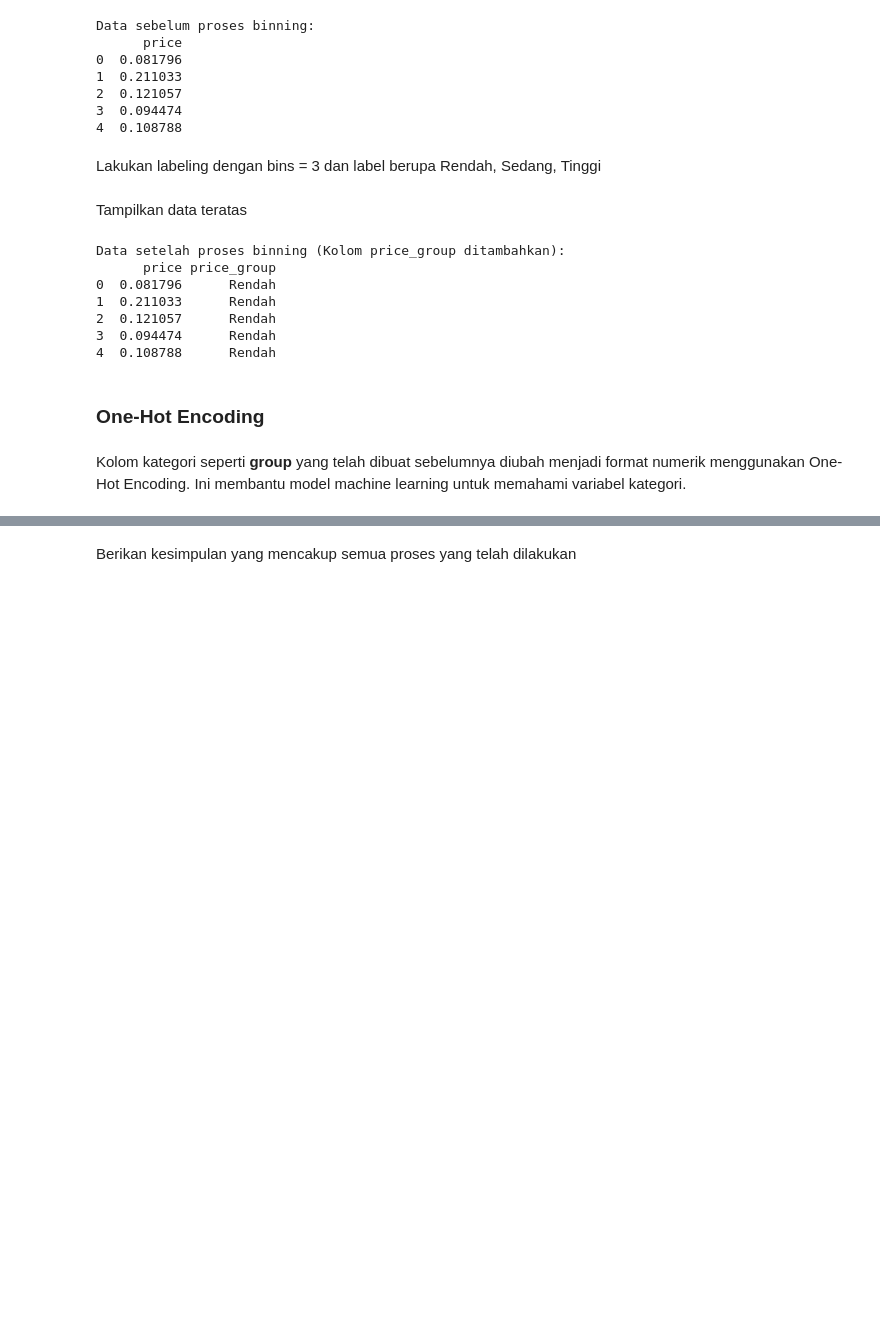
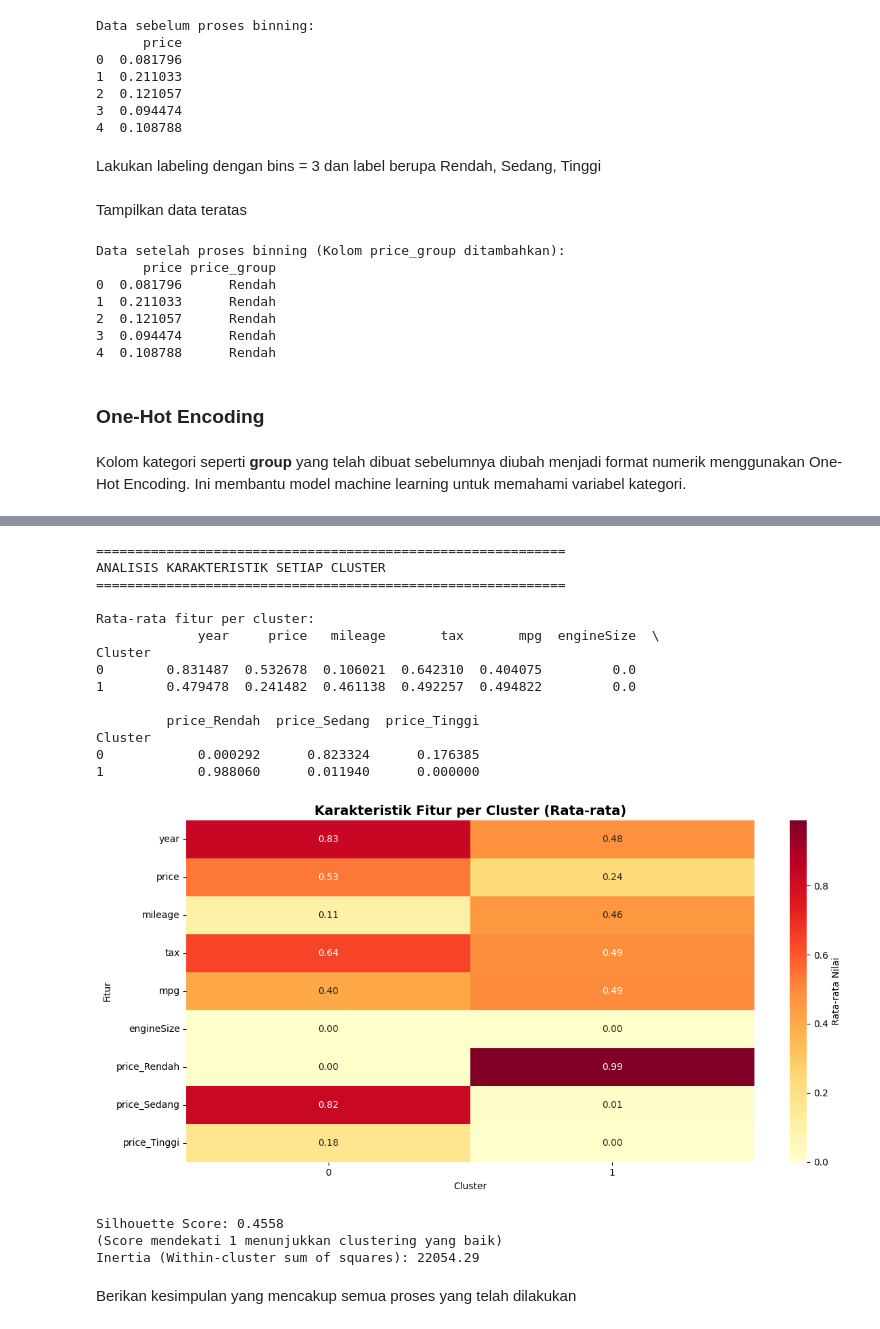
Before and after one commit to drcadis/TUBES-DATA-MINING, a Jupyter notebook: TUBES DATMIN - Part 1 (fixed).ipynb, the cells around one changed output, grey strips where cells are left out. Drawn from its saved outputs; the diff is of its cells as text; code cells hidden in the pictures; blank space fills up the shorter version.

```diff
--- a/TUBES DATMIN - Part 1 (fixed).ipynb
+++ b/TUBES DATMIN - Part 1 (fixed).ipynb
@@ -727,2 +807,54 @@ NameError: name 'df' is not defined
+# %%
+# Analisis Karakteristik Cluster
+print("\n" + "=" * 60)
+print("ANALISIS KARAKTERISTIK SETIAP CLUSTER")
+print("=" * 60)
+
+# Ambil kolom numerik untuk analisis
+numeric_cols = df.select_dtypes(include=['int64', 'float64']).columns.tolist()
+if 'Cluster' in numeric_cols:
+    numeric_cols.remove('Cluster')
+
+# Tampilkan mean dari setiap feature di setiap cluster
+print("\nRata-rata fitur per cluster:")
+cluster_means = df.groupby('Cluster')[numeric_cols].mean()
+print(cluster_means)
+
+# Visualisasi karakteristik cluster dengan heatmap
+plt.figure(figsize=(12, 6))
+sns.heatmap(cluster_means.T, annot=True, fmt='.2f', cmap='YlOrRd', cbar_kws={'label': 'Rata-rata Nilai'})
+plt.title('Karakteristik Fitur per Cluster (Rata-rata)', fontsize=14, fontweight='bold')
+plt.xlabel('Cluster')
+plt.ylabel('Fitur')
+plt.tight_layout()
+plt.show()
+
+# Silhouette Score untuk evaluasi kualitas clustering
+from sklearn.metrics import silhouette_score
+silhouette_avg = silhouette_score(df_scaled, clusters)
+print(f"\nSilhouette Score: {silhouette_avg:.4f}")
+print("(Score mendekati 1 menunjukkan clustering yang baik)")
+
+# Inertia (sum of squared distances)
+print(f"Inertia (Within-cluster sum of squares): {kmeans.inertia_:.2f}")
+# %% [output]
+============================================================
+ANALISIS KARAKTERISTIK SETIAP CLUSTER
+============================================================
+
+Rata-rata fitur per cluster:
+             year     price   mileage       tax       mpg  engineSize  \
+Cluster
+0        0.831487  0.532678  0.106021  0.642310  0.404075         0.0
+1        0.479478  0.241482  0.461138  0.492257  0.494822         0.0
+
+         price_Rendah  price_Sedang  price_Tinggi
+Cluster
+0            0.000292      0.823324      0.176385
+1            0.988060      0.011940      0.000000
+[figure, added]
+Silhouette Score: 0.4558
+(Score mendekati 1 menunjukkan clustering yang baik)
+Inertia (Within-cluster sum of squares): 22054.29
 # %% [markdown]
 Berikan kesimpulan yang mencakup semua proses yang telah dilakukan
```
Also changed, not shown: parts of 9 cells of this notebook.
